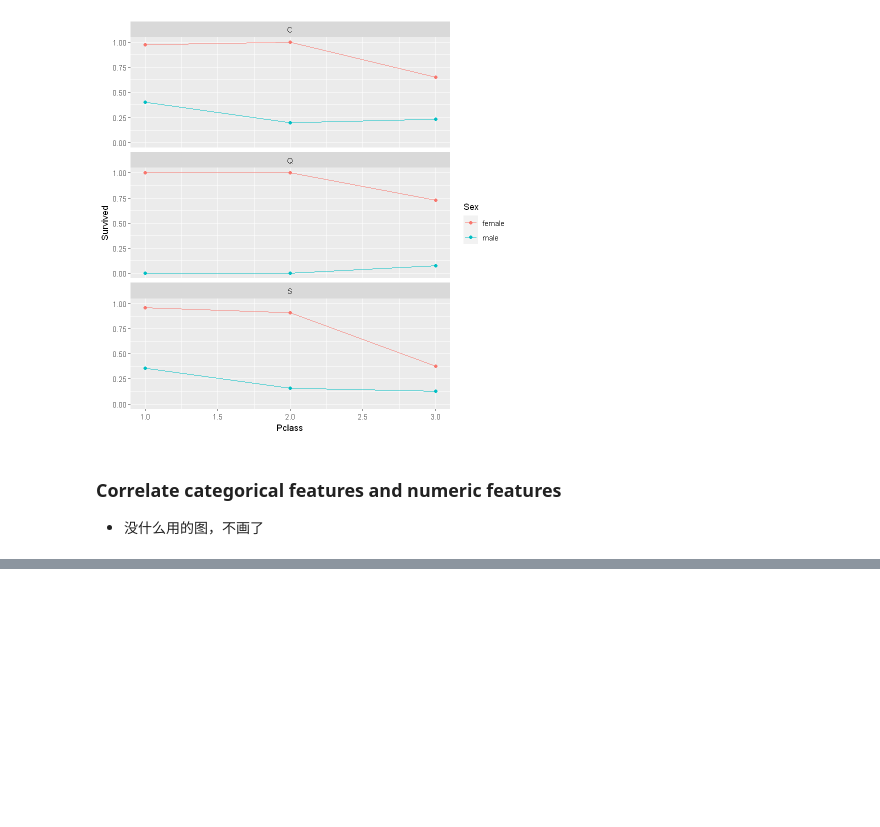
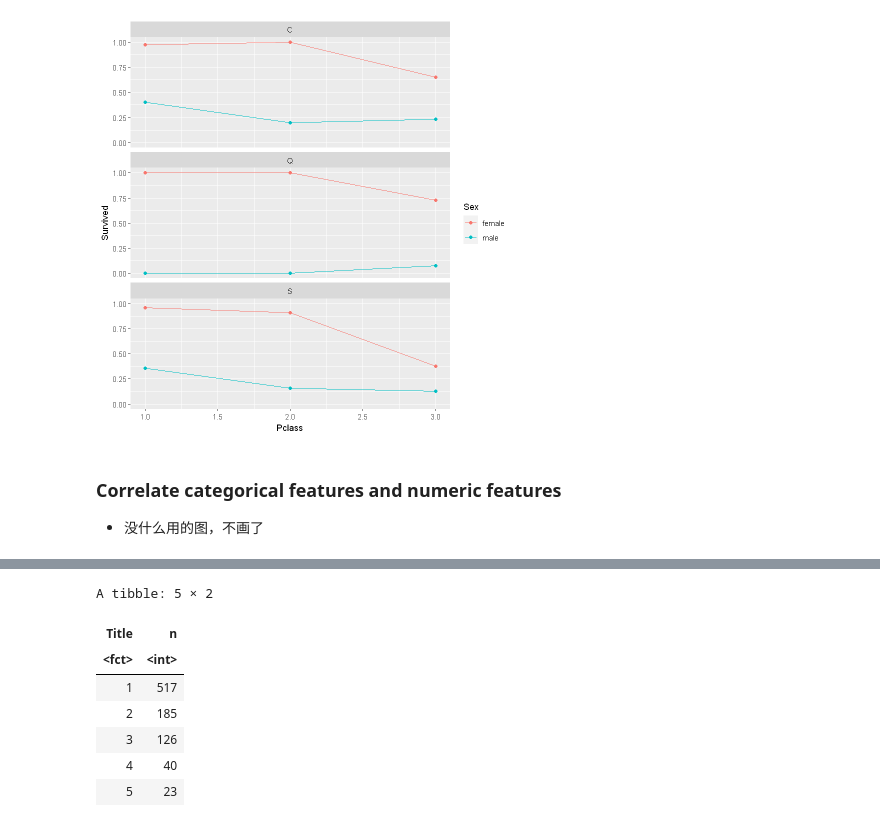
Before and after one commit to gli81/kaggle, a Jupyter notebook: Titanic-Machine-Learning-from-Disaster/titanicR.ipynb, the cells around one changed output, grey strips where cells are left out. Saved outputs shown, nothing was run; the diff lists cells and outputs as text; code cells hidden in the pictures; blank space fills up the shorter version.

```diff
--- a/Titanic-Machine-Learning-from-Disaster/titanicR.ipynb
+++ b/Titanic-Machine-Learning-from-Disaster/titanicR.ipynb
@@ -331,0 +350,13 @@ A tibble: 5 × 2
+# %%
+train_data%>%
+    group_by(Title)%>%
+    summarize(n=n())
+# %% [output]
+A tibble: 5 × 2
+| Title | n |
+| <fct> | <int> |
+| 1 | 517 |
+| 2 | 185 |
+| 3 | 126 |
+| 4 | 40 |
+| 5 | 23 |
```
Also changed, not shown: parts of 27 cells of this notebook.
